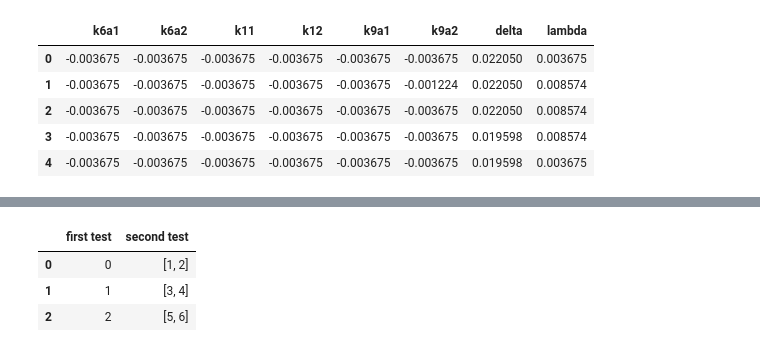
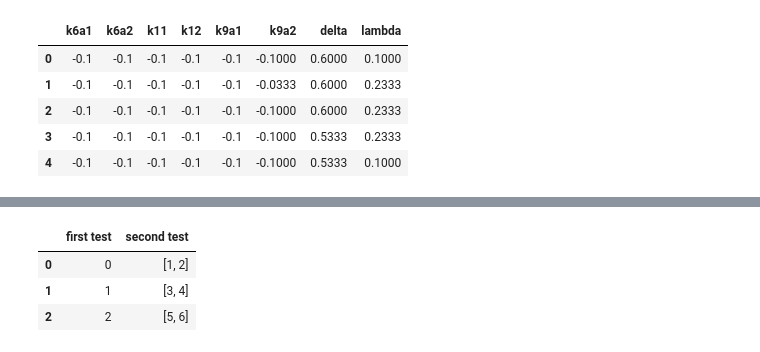
Before and after one commit to GwydionJon/EN_learn, a Jupyter notebook: machine_learning/Experiments with all param/first_test_franck_condon.ipynb, the cells around one changed output, grey strips where cells are left out. Cells and saved outputs as stored; diff of their text form; code cells hidden in the pictures.

```diff
--- a/machine_learning/Experiments with all param/first_test_franck_condon.ipynb
+++ b/machine_learning/Experiments with all param/first_test_franck_condon.ipynb
@@ -14,20 +14,20 @@ bohr = physical_constants['Bohr radius'][0]
 # %%
 #all_data=pd.read_csv("G:\OneDrive - bwedu\Master\Forschungspraktikum\Inga\pc-forschi\generated_Data/all_param_4_values_complete.csv")
 all_data=pd.read_csv("/home/tcstud25/MCTDH/First Test with pyr4/generated_Data/all_param_4_values_complete.csv")
 
 all_label_list=["k6a1","k6a2","k11","k12","k9a1","k9a2","delta","lambda"]
 
 #first 50 are just for testing
-df_labels=all_data[all_label_list].head(10000)/27.211396
+df_labels=all_data[all_label_list]#.head(10000)#/27.211396
 
 df_labels.head()
 # %% [output]
 |  | k6a1 | k6a2 | k11 | k12 | k9a1 | k9a2 | delta | lambda |
-| 0 | -0.003675 | -0.003675 | -0.003675 | -0.003675 | -0.003675 | -0.003675 | 0.022050 | 0.003675 |
-| 1 | -0.003675 | -0.003675 | -0.003675 | -0.003675 | -0.003675 | -0.001224 | 0.022050 | 0.008574 |
-| 2 | -0.003675 | -0.003675 | -0.003675 | -0.003675 | -0.003675 | -0.003675 | 0.022050 | 0.008574 |
-| 3 | -0.003675 | -0.003675 | -0.003675 | -0.003675 | -0.003675 | -0.003675 | 0.019598 | 0.008574 |
-| 4 | -0.003675 | -0.003675 | -0.003675 | -0.003675 | -0.003675 | -0.003675 | 0.019598 | 0.003675 |
+| 0 | -0.1 | -0.1 | -0.1 | -0.1 | -0.1 | -0.1000 | 0.6000 | 0.1000 |
+| 1 | -0.1 | -0.1 | -0.1 | -0.1 | -0.1 | -0.0333 | 0.6000 | 0.2333 |
+| 2 | -0.1 | -0.1 | -0.1 | -0.1 | -0.1 | -0.1000 | 0.6000 | 0.2333 |
+| 3 | -0.1 | -0.1 | -0.1 | -0.1 | -0.1 | -0.1000 | 0.5333 | 0.2333 |
+| 4 | -0.1 | -0.1 | -0.1 | -0.1 | -0.1 | -0.1000 | 0.5333 | 0.1000 |
 # %%
 #Omegas
 #w10a = 0.09357, ev
```
Also changed, not shown: parts of 9 cells of this notebook, 1 other file.
